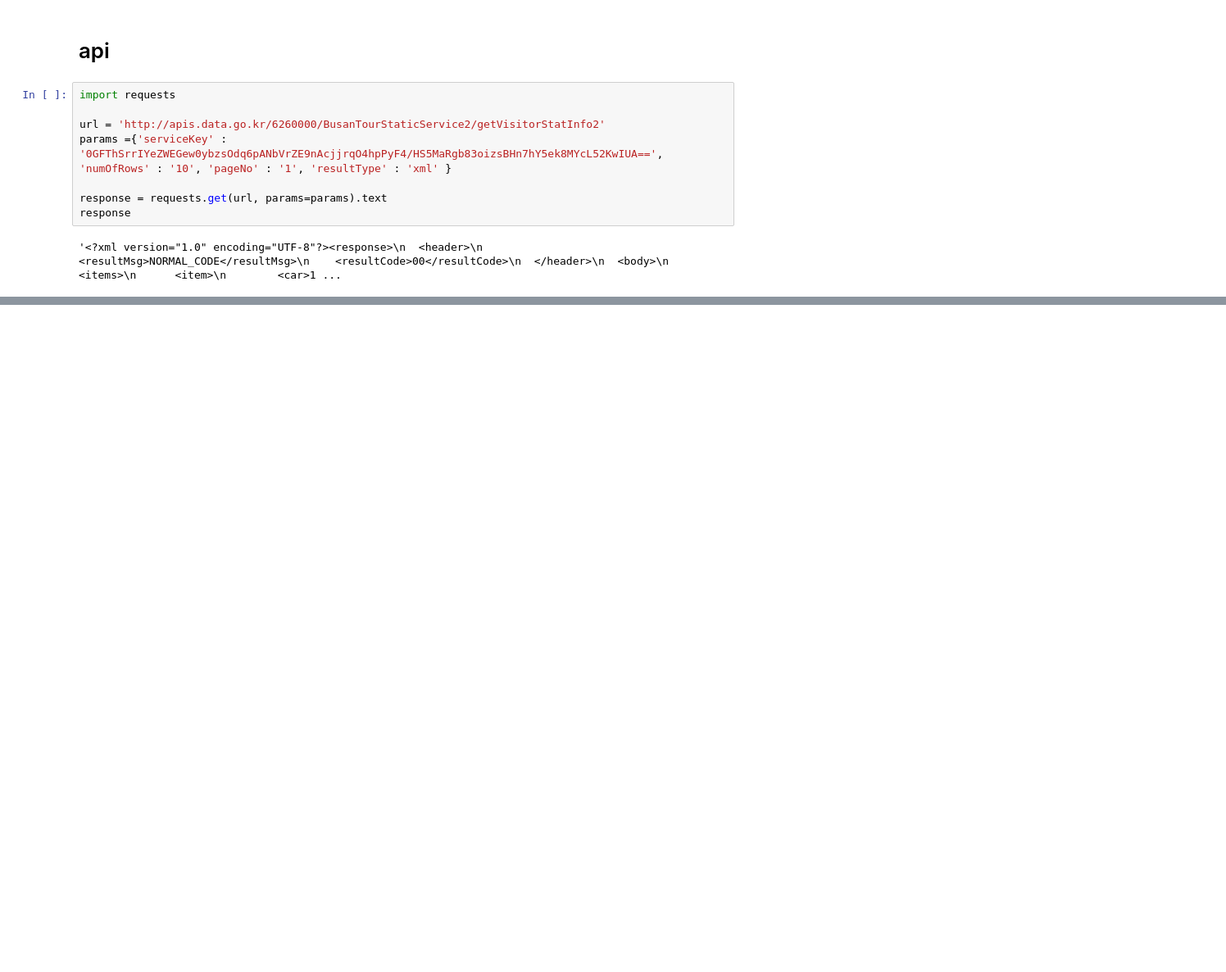
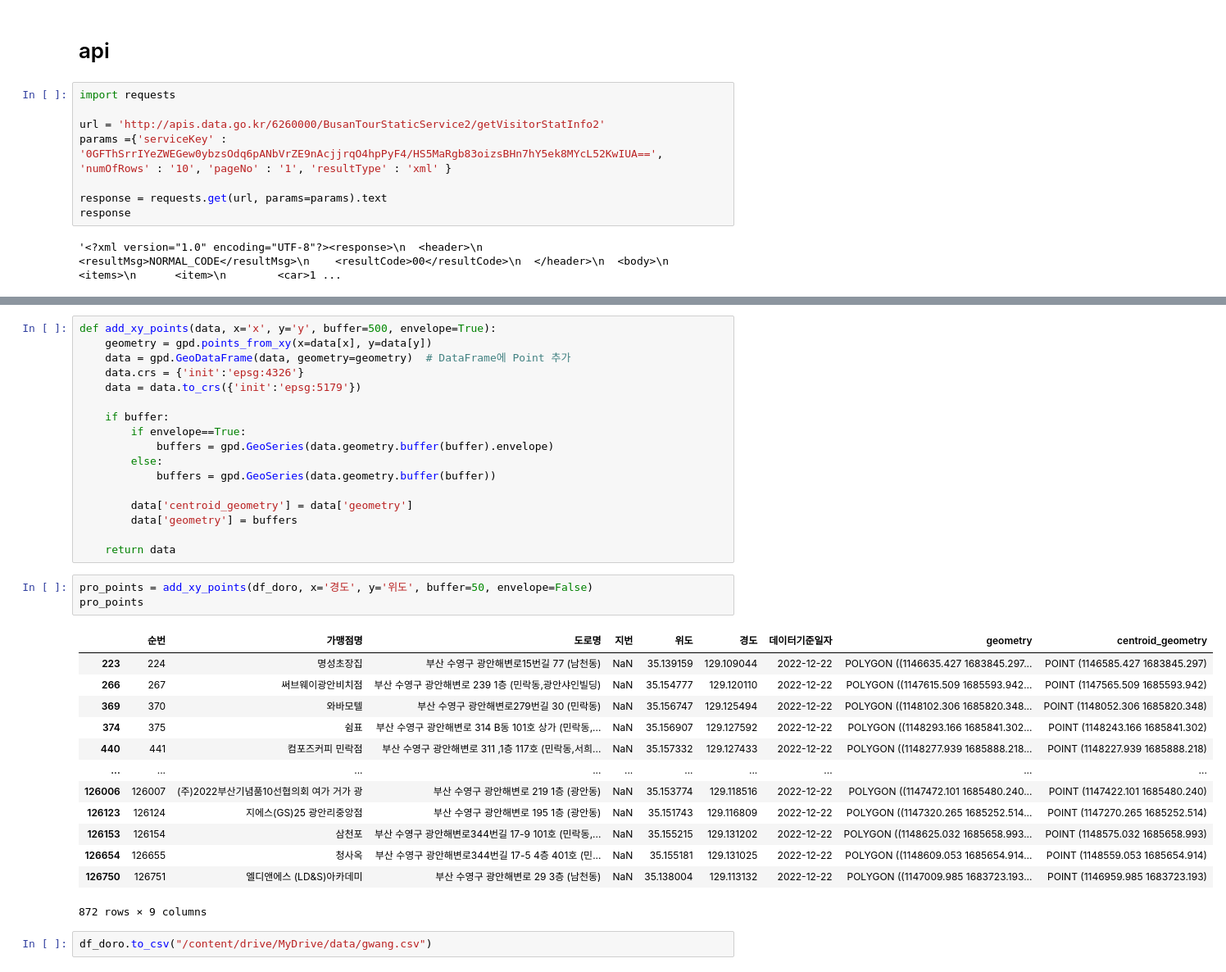
Before and after one commit to JaeHong-Park987/BUSAN, a Jupyter notebook: 부산 관광 데이터 수집.ipynb, the cells around one changed output, grey strips where cells are left out. Shown at 82% size. Saved outputs shown, nothing was run; the diff lists cells and outputs as text; blank space fills up the shorter version.

```diff
--- a/부산 관광 데이터 수집.ipynb
+++ b/부산 관광 데이터 수집.ipynb
@@ -398,0 +539,36 @@ response
+# %%
+def add_xy_points(data, x='x', y='y', buffer=500, envelope=True):
+    geometry = gpd.points_from_xy(x=data[x], y=data[y])
+    data = gpd.GeoDataFrame(data, geometry=geometry)  # DataFrame에 Point 추가
+    data.crs = {'init':'epsg:4326'}
+    data = data.to_crs({'init':'epsg:5179'})
+
+    if buffer:
+        if envelope==True:
+            buffers = gpd.GeoSeries(data.geometry.buffer(buffer).envelope)
+        else:
+            buffers = gpd.GeoSeries(data.geometry.buffer(buffer))
+
+        data['centroid_geometry'] = data['geometry']
+        data['geometry'] = buffers
+
+    return data
+# %%
+pro_points = add_xy_points(df_doro, x='경도', y='위도', buffer=50, envelope=False)
+pro_points
+# %% [output]
+|  | 순번 | 가맹점명 | 도로명 | 지번 | 위도 | 경도 | 데이터기준일자 | geometry | centroid_geometry |
+| 223 | 224 | 명성초장집 | 부산 수영구 광안해변로15번길 77 (남천동) | NaN | 35.139159 | 129.109044 | 2022-12-22 | POLYGON ((1146635.427 1683845.297... | POINT (1146585.427 1683845.297) |
+| 266 | 267 | 써브웨이광안비치점 | 부산 수영구 광안해변로 239 1층 (민락동,광안샤인빌딩) | NaN | 35.154777 | 129.120110 | 2022-12-22 | POLYGON ((1147615.509 1685593.942... | POINT (1147565.509 1685593.942) |
+| 369 | 370 | 와바모텔 | 부산 수영구 광안해변로279번길 30 (민락동) | NaN | 35.156747 | 129.125494 | 2022-12-22 | POLYGON ((1148102.306 1685820.348... | POINT (1148052.306 1685820.348) |
+| 374 | 375 | 쉼표 | 부산 수영구 광안해변로 314 B동 101호 상가 (민락동,... | NaN | 35.156907 | 129.127592 | 2022-12-22 | POLYGON ((1148293.166 1685841.302... | POINT (1148243.166 1685841.302) |
+| 440 | 441 | 컴포즈커피 민락점 | 부산 수영구 광안해변로 311 ,1층 117호 (민락동,서희... | NaN | 35.157332 | 129.127433 | 2022-12-22 | POLYGON ((1148277.939 1685888.218... | POINT (1148227.939 1685888.218) |
+| ... | ... | ... | ... | ... | ... | ... | ... | ... | ... |
+| 126006 | 126007 | (주)2022부산기념품10선협의회 여가 거가 광 | 부산 수영구 광안해변로 219 1층 (광안동) | NaN | 35.153774 | 129.118516 | 2022-12-22 | POLYGON ((1147472.101 1685480.240... | POINT (1147422.101 1685480.240) |
+| 126123 | 126124 | 지에스(GS)25 광안리중앙점 | 부산 수영구 광안해변로 195 1층 (광안동) | NaN | 35.151743 | 129.116809 | 2022-12-22 | POLYGON ((1147320.265 1685252.514... | POINT (1147270.265 1685252.514) |
+| 126153 | 126154 | 삼천포 | 부산 수영구 광안해변로344번길 17-9 101호 (민락동,... | NaN | 35.155215 | 129.131202 | 2022-12-22 | POLYGON ((1148625.032 1685658.993... | POINT (1148575.032 1685658.993) |
+| 126654 | 126655 | 청사옥 | 부산 수영구 광안해변로344번길 17-5 4층 401호 (민... | NaN | 35.155181 | 129.131025 | 2022-12-22 | POLYGON ((1148609.053 1685654.914... | POINT (1148559.053 1685654.914) |
+| 126750 | 126751 | 엘디앤에스 (LD&S)아카데미 | 부산 수영구 광안해변로 29 3층 (남천동) | NaN | 35.138004 | 129.113132 | 2022-12-22 | POLYGON ((1147009.985 1683723.193... | POINT (1146959.985 1683723.193) |
+872 rows × 9 columns
+# %%
+df_doro.to_csv("/content/drive/MyDrive/data/gwang.csv")
```
Also changed, not shown: parts of 11 cells of this notebook, 1 other file.
